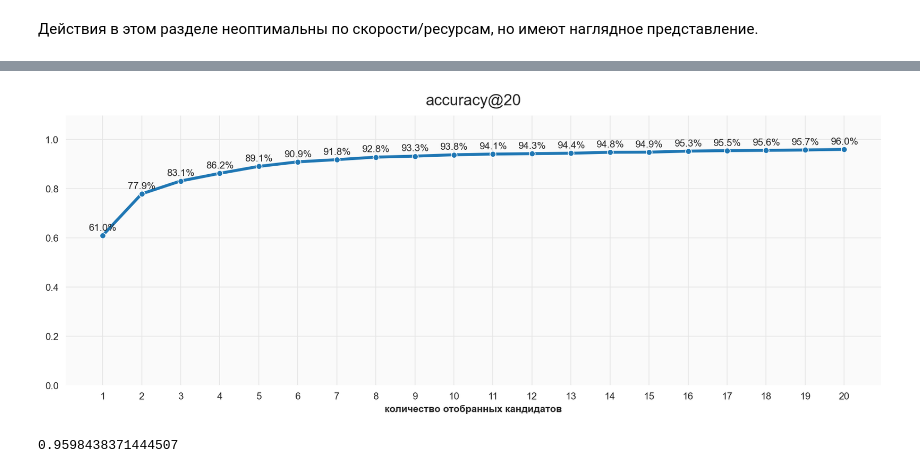
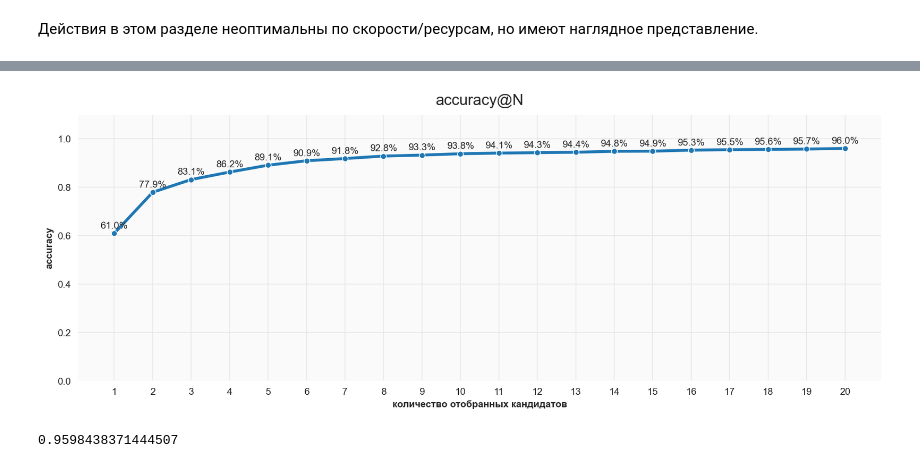
Before and after one commit to Nanobelka/prosept_matching, a Jupyter notebook: procept_github.ipynb, the cells around one changed output, grey strips where cells are left out. Saved outputs shown, nothing was run; the diff lists cells and outputs as text; code cells hidden in the pictures.

```diff
--- a/procept_github.ipynb
+++ b/procept_github.ipynb
@@ -642,20 +641,20 @@ accuracy_N = df.filter(like='match_').sum() / len(df)
 # %%
 fig, ax = plt.subplots(figsize=(15, 5), dpi=PLOT_DPI)
 
 sns.lineplot(x=range(1, N_TOP+1), y=accuracy_N, linewidth=3, marker='o')
 
 ax.set_xlabel('количество отобранных кандидатов')
 ax.set_ylabel('accuracy')
 ax.set_ylim(0, 1.1)
-ax.set_title(f'accuracy@{N_TOP}')
+ax.set_title(f'accuracy@N')
 ax.set_xticks(range(1, N_TOP+1))
 
 for x, y in zip(range(1, N_TOP+1), accuracy_N):
     ax.annotate(f'{y:.1%}', (x, y), textcoords='offset points', xytext=(0,5), ha='center')
 
 plt.show()
 # %% [output]
-[figure, old version]
+[figure, new version]
 # %%
 accuracy_N[f'match_{N_TOP}']
 # %% [output]
```
Also changed, not shown: parts of 9 cells of this notebook, 2 other files.
